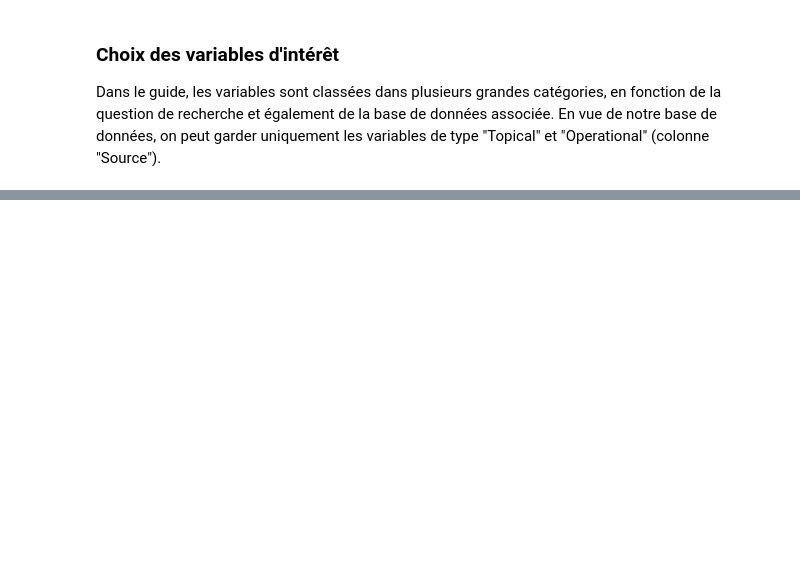
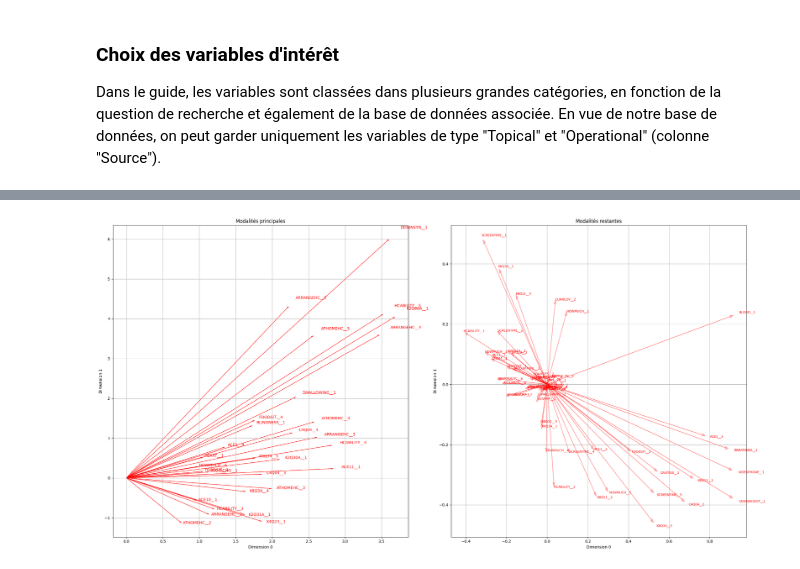
Before and after one commit to inaelenacampan/Determinants_of_children-s_health, a Jupyter notebook: Determinants_of_children-s_health.ipynb, the cells around one changed output, grey strips where cells are left out. Drawn from its saved outputs; the diff is of its cells as text; code cells hidden in the pictures; blank space fills up the shorter version.

```diff
--- a/Determinants_of_children-s_health.ipynb
+++ b/Determinants_of_children-s_health.ipynb
@@ -235,0 +396,4 @@ mod_coords = np.array(mca_model.fs_c(0.9))
+# %%
+plot_modalites = ad.mca_plot_categories(df_mca, mca, 30)
+# %% [output]
+[figure, added]
```
Also changed, not shown: parts of 23 cells of this notebook, 1 other file.
